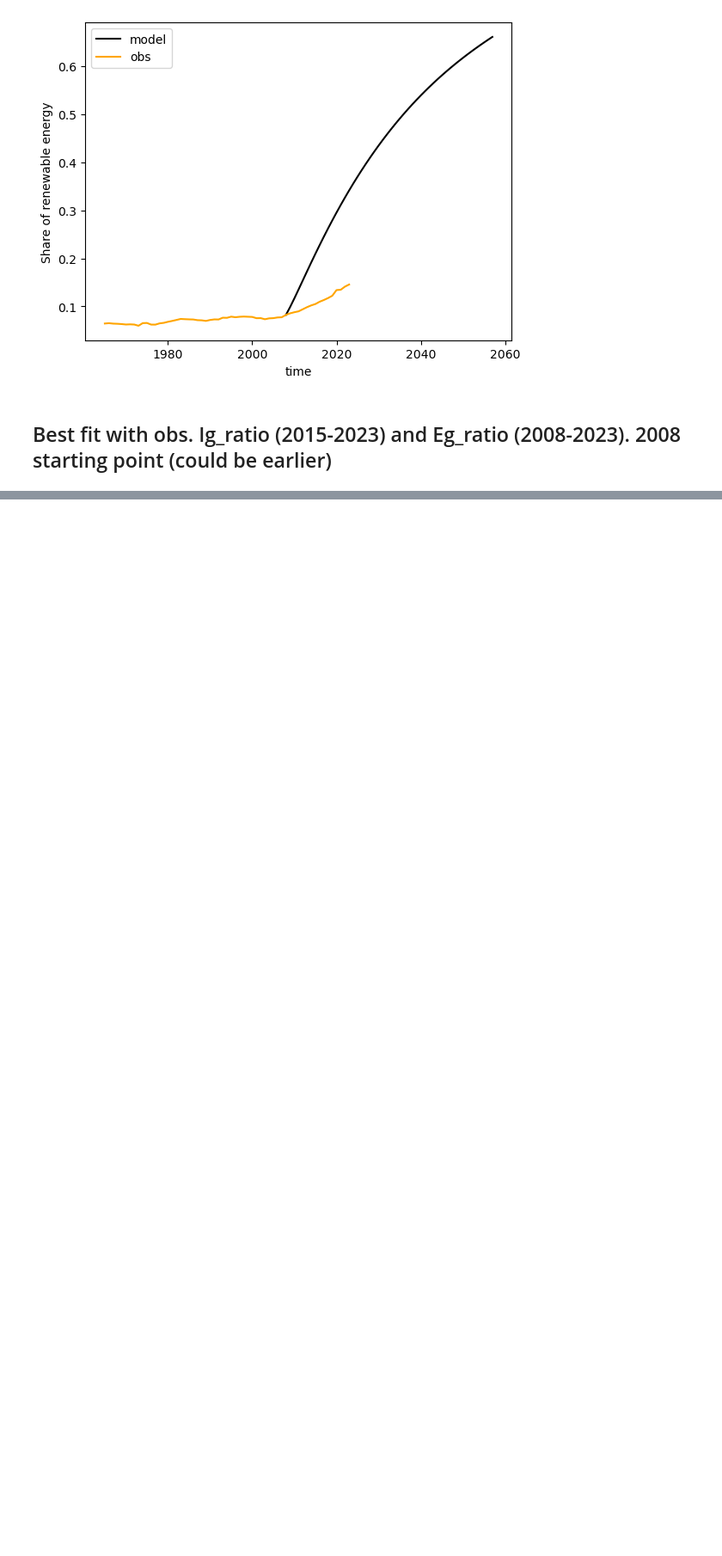
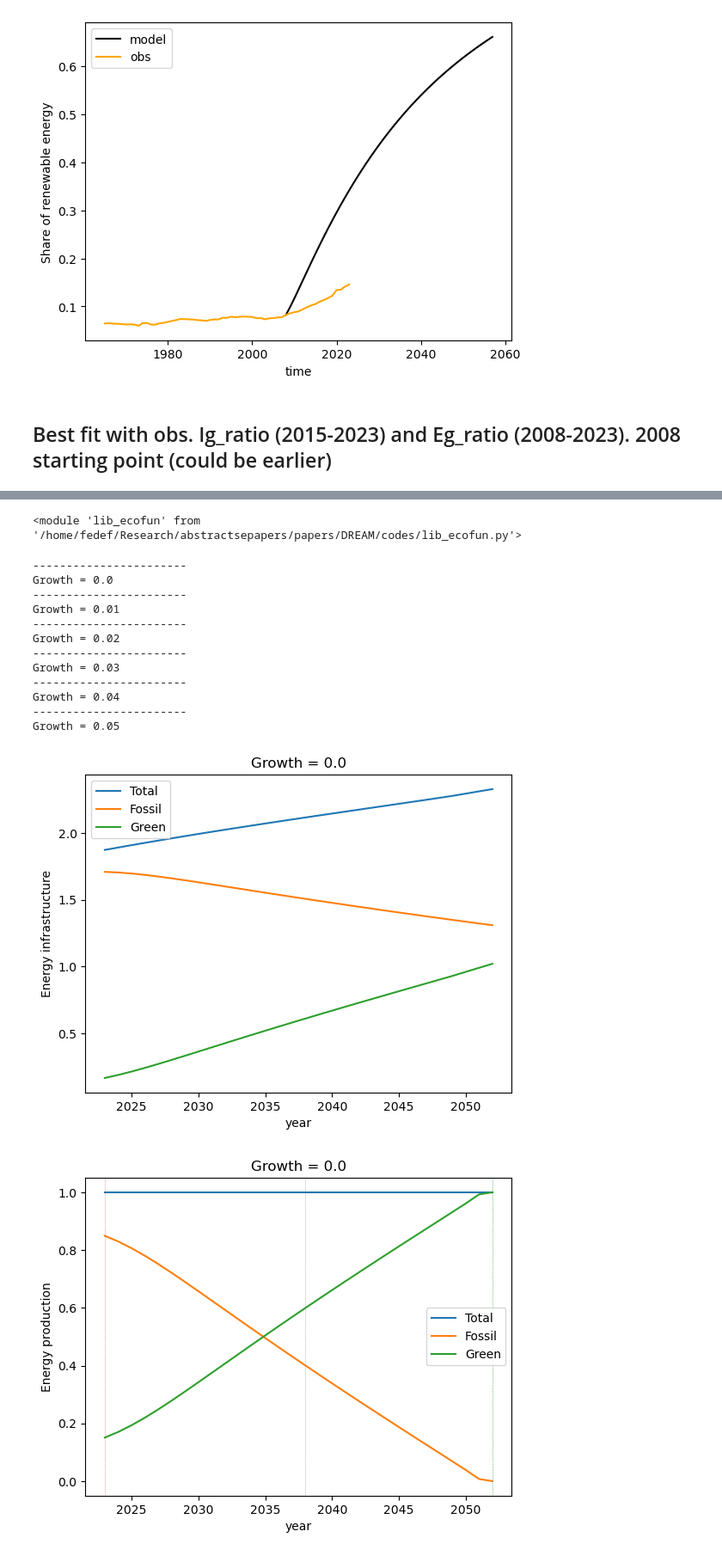
Before and after one commit to fedef17/Spectre, a Jupyter notebook: fit_growth_sens.ipynb, the cells around one changed output, grey strips where cells are left out. Shown at 86% size. Drawn from its saved outputs; the diff is of its cells as text; code cells hidden in the pictures; blank space fills up the shorter version.

```diff
--- a/fit_growth_sens.ipynb
+++ b/fit_growth_sens.ipynb
@@ -147,0 +150,31 @@ Plotting only data regarding investment on green power production (only part of
+# %%
+reload(lef)
+# %% [output]
+<module 'lib_ecofun' from '/home/fedef/Research/abstractsepapers/papers/DREAM/codes/lib_ecofun.py'>
+# %%
+year_ini = 2023
+allresu = []
+
+for gro in np.arange(0., 0.06, 0.01):
+    params['growth'] = gro
+    print('-----------------------')
+    print(f'Growth = {gro}')
+
+    resu = lef.run_model(inicond = lef.inicond_yr(year_ini), params = params, n_iter = 100, verbose = False, rule = 'maxgreen', year_ini = year_ini)
+    lef.plot_resu(resu, year_ini = year_ini, title = f'Growth = {gro}')
+    allresu.append(resu)
+# %% [output]
+-----------------------
+Growth = 0.0
+-----------------------
+Growth = 0.01
+-----------------------
+Growth = 0.02
+-----------------------
+Growth = 0.03
+-----------------------
+Growth = 0.04
+-----------------------
+Growth = 0.05
+[figure, added]
+[figure, added]
```
Also changed, not shown: parts of 7 cells of this notebook.
